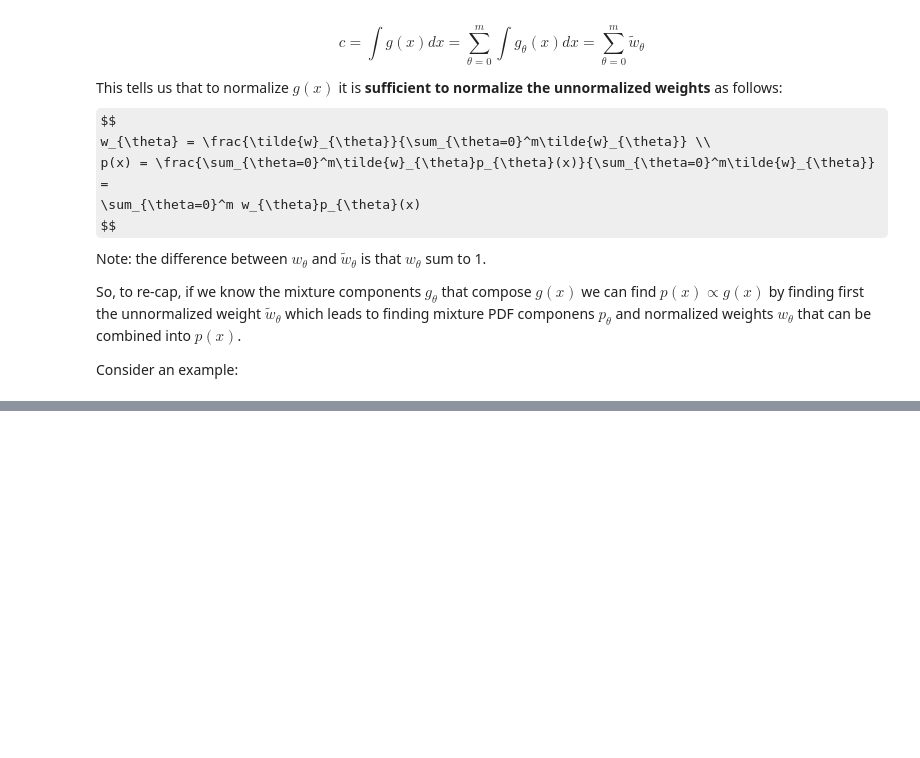
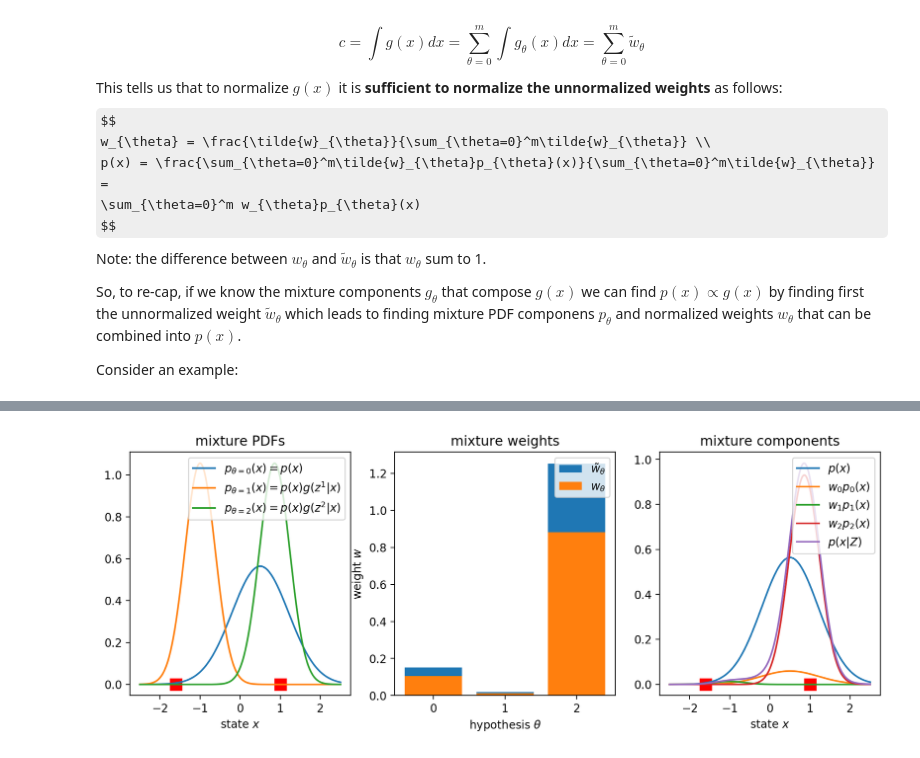
Before and after one commit to mihsamusev/bayesian_gym, a Jupyter notebook: py/Single object tracking in clutter.ipynb, the cells around one changed output, grey strips where cells are left out. Saved outputs shown, nothing was run; the diff lists cells and outputs as text; code cells hidden in the pictures; some formulas as TeX source; blank space fills up the shorter version.

```diff
--- a/py/Single object tracking in clutter.ipynb
+++ b/py/Single object tracking in clutter.ipynb
@@ -846,0 +914,84 @@ plt.show()
+# %%
+from collections import namedtuple
+gaussian = namedtuple('Gaussian', ['mean', 'var'])
+gaussian.__repr__ = lambda s: '𝒩(μ={:.3f}, 𝜎²={:.3f})'.format(s[0], s[1])
+
+pdf = lambda x, g: norm.pdf(x, g.mean, np.sqrt(g.var))
+
+lamc = lambda c: 0.3 if np.abs(c) < 5 else 0
+
+def kf_update(prior, measurement):
+    x, P = prior        # mean and variance of prior
+    z, R = measurement  # mean and variance of measurement
+
+    y = z - x        # residual
+    K = P / (P + R)  # Kalman gain
+
+    x = x + K*y      # posterior
+    P = (1 - K) * P  # posterior variance
+    return gaussian(x, P)
+
+def kf_predict_measurement_likelihood(prior, measurement):
+    x, P = prior        # mean and variance of prior
+    z, R = measurement  # mean and variance of measurement
+    S = P + R
+    return norm.pdf(z, x, S)
+
+# known quantities
+Z = [-1.6, 1.0]
+x0 = 0.5
+R = 0.2
+P0 = 0.5
+pd = 0.85
+
+xs = np.linspace(-2.5,2.5, 300)
+
+# calculate mixture pdfs
+p = [0] * 3
+prior = gaussian(x0, P0)
+p[0] = prior
+p[1] = kf_update(gaussian(x0, P0), gaussian(Z[0], R))
+p[2] = kf_update(gaussian(x0, P0), gaussian(Z[1], R))
+
+# calculate unnormalized weights
+wt = [0] * 3
+wt[0] = 1 - pd
+wt[1] = pd * kf_predict_measurement_likelihood(gaussian(x0, P0), gaussian(Z[0], R)) / lamc(Z[0])
+wt[2] = pd * kf_predict_measurement_likelihood(gaussian(x0, P0), gaussian(Z[1], R)) / lamc(Z[1])
+
+# normalized weights
+sumwt = np.sum(wt)
+w = [wi / sumwt for wi in wt]
+print(wt)
+
+fig=plt.figure(figsize=(12, 4), dpi= 200, facecolor='w', edgecolor='k')
+ax = plt.subplot(131)
+plt.plot(Z, [0]*len(Z), "rs",markersize=10)
+plt.plot(xs, pdf(xs, p[0]), label=r'$p_{\theta=0}(x) = p(x)$')
+plt.plot(xs, pdf(xs, p[1]), label=r'$p_{\theta=1}(x) = p(x)g(z^{1}|x)$')
+plt.plot(xs, pdf(xs, p[2]), label=r'$p_{\theta=2}(x) = p(x)g(z^{2}|x)$')
+ax.set_xlabel(r"state $x$")
+plt.legend(loc=1)
+plt.title(r"mixture PDFs")
+
+ax = plt.subplot(132)
+plt.bar([0,1,2], wt, label=r'$\tilde{w}_{\theta}$')
+plt.bar([0,1,2], w, label=r'$w_{\theta}$')
+ax.set_ylabel(r"weight $w$")
+ax.set_xlabel(r"hypothesis $\theta$")
+plt.legend(loc=1)
+plt.title(r"mixture weights")
+
+ax = plt.subplot(133)
+plt.plot(Z, [0]*len(Z), "rs",markersize=10)
+plt.plot(xs, pdf(xs, p[0]), label=r'$p(x)$')
+plt.plot(xs, w[0]*pdf(xs, p[0]), label=r'$w_0p_0(x)$')
+plt.plot(xs, w[1]*pdf(xs, p[1]), label=r'$w_1p_1(x)$')
+plt.plot(xs, w[2]*pdf(xs, p[2]), label=r'$w_2p_2(x)$')
+pxZ = w[0]*pdf(xs, p[0]) + w[1]*pdf(xs, p[1]) +w[2]*pdf(xs, p[2])
+plt.plot(xs, pxZ, label=r'$p(x|Z)$')
+ax.set_xlabel(r"state $x$")
+plt.legend(loc=1)
+plt.title(r"mixture components")
+plt.show()
+# %% [output]
@@ -846,0 +999 @@ plt.show()
+[figure, added]
```
Also changed, not shown: parts of 20 cells of this notebook, 1 other file.
